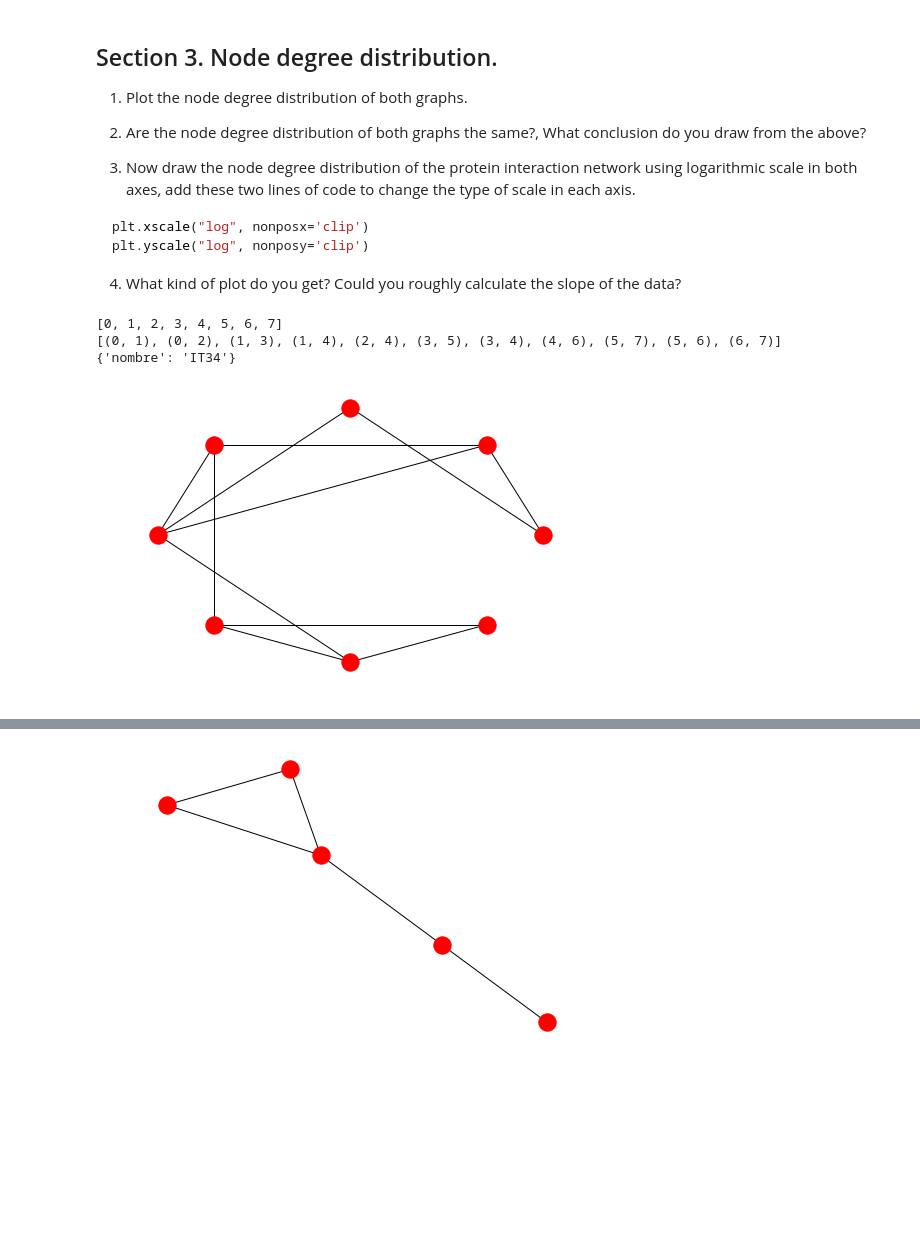
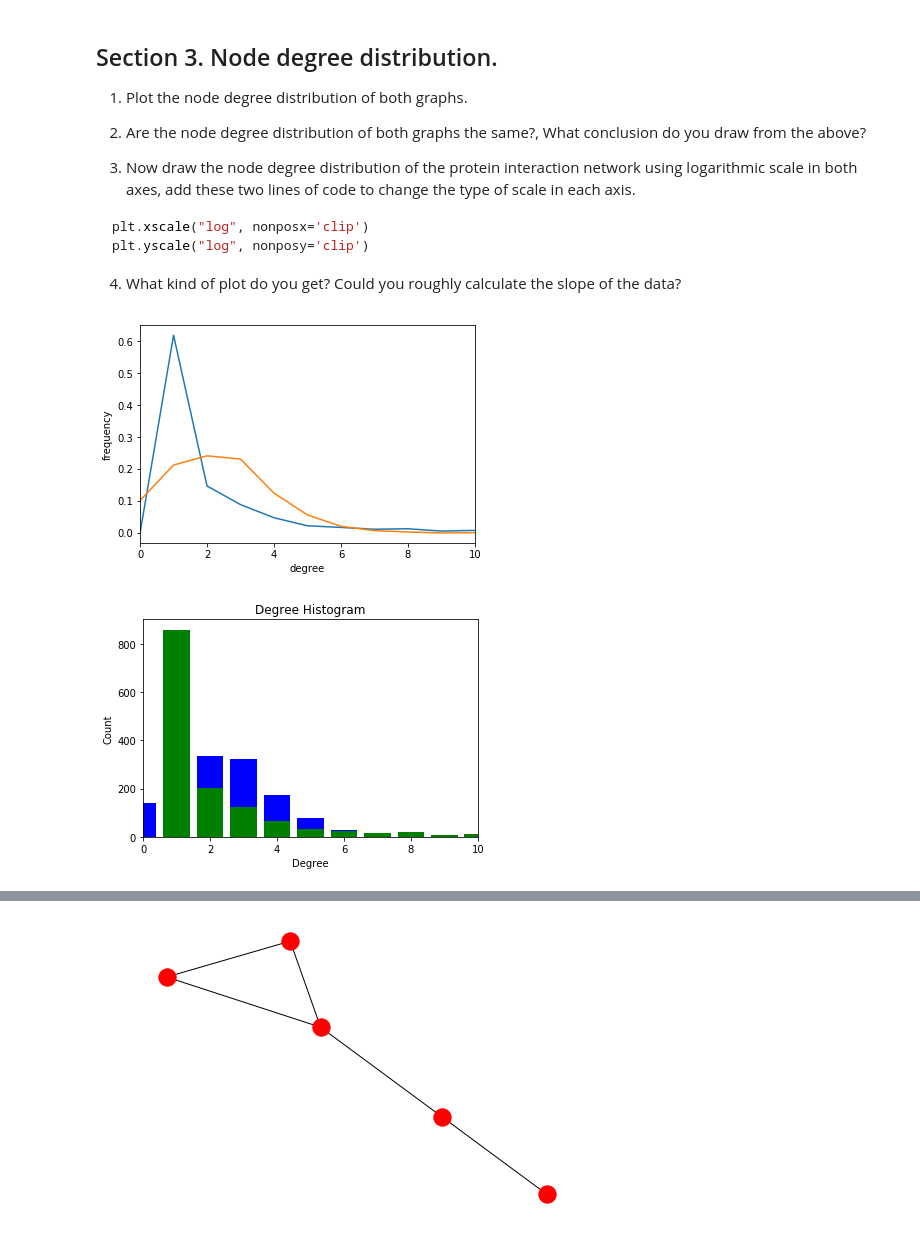
Before and after one commit to nandoide/misc_work, a Jupyter notebook: Desktop/uni/CRRTT/exercise1.ipynb, the cells around one changed output, grey strips where cells are left out. Saved outputs shown, nothing was run; the diff lists cells and outputs as text; code cells hidden in the pictures; blank space fills up the shorter version.

```diff
--- a/Desktop/uni/CRRTT/exercise1.ipynb
+++ b/Desktop/uni/CRRTT/exercise1.ipynb
@@ -290,17 +281,25 @@ nx.draw_circular(G)
-# %%
-import networkx as nx
-G=nx.Graph(nombre='Red Genética')
-G.add_nodes_from([0,1,2,3,4,5,6,7])
-G.add_edges_from([(0,1),(0,2),(1,3),(2,4),(3,5),(4,6),(5,7),(6,7),
-(1,4),(3,4),(5,6)])
-G.nodes[1]["nombre"]="IT34"
-print(G.nodes)
-print(G.edges)
-print(G.nodes[1])
-print(G)
-nx.draw_circular(G)
-# %% [output]
-[0, 1, 2, 3, 4, 5, 6, 7]
-[(0, 1), (0, 2), (1, 3), (1, 4), (2, 4), (3, 5), (3, 4), (4, 6), (5, 7), (5, 6), (6, 7)]
-{'nombre': 'IT34'}
-[figure, removed]
+# %%
+#1. Plot the node degree distribution of both graphs
+plt.xlabel('degree')
+plt.ylabel('frequency')
+plt.xlim(0,10)
+
+his = nx.degree_histogram(G_CE)
+plt.plot([i/order for i in his])
+his_al = nx.degree_histogram(G_AL)
+plt.plot([i/order for i in his_al]);
+# %% [output]
+[figure, added]
+# %%
+# Another way
+L = nx.degree_histogram(G_AL)
+plt.bar(range(len(L)),L, width=0.80, color='b')
+plt.title("Degree Histogram")
+plt.ylabel("Count")
+plt.xlabel("Degree")
+plt.xlim(0,10)
+L = nx.degree_histogram(G_CE)
+plt.bar(range(len(L)),L, width=0.80, color='g')
+plt.show()
+# %% [output]
+[figure, added]
```
Also changed, not shown: parts of 10 cells of this notebook.
